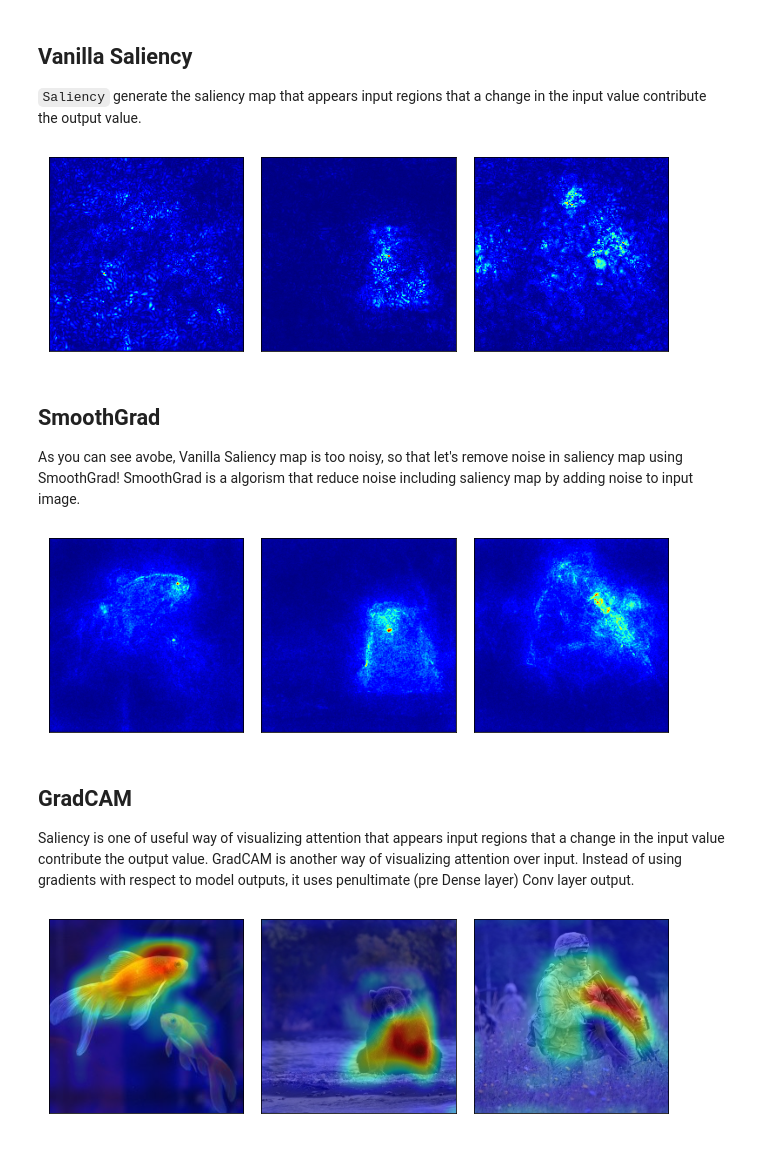
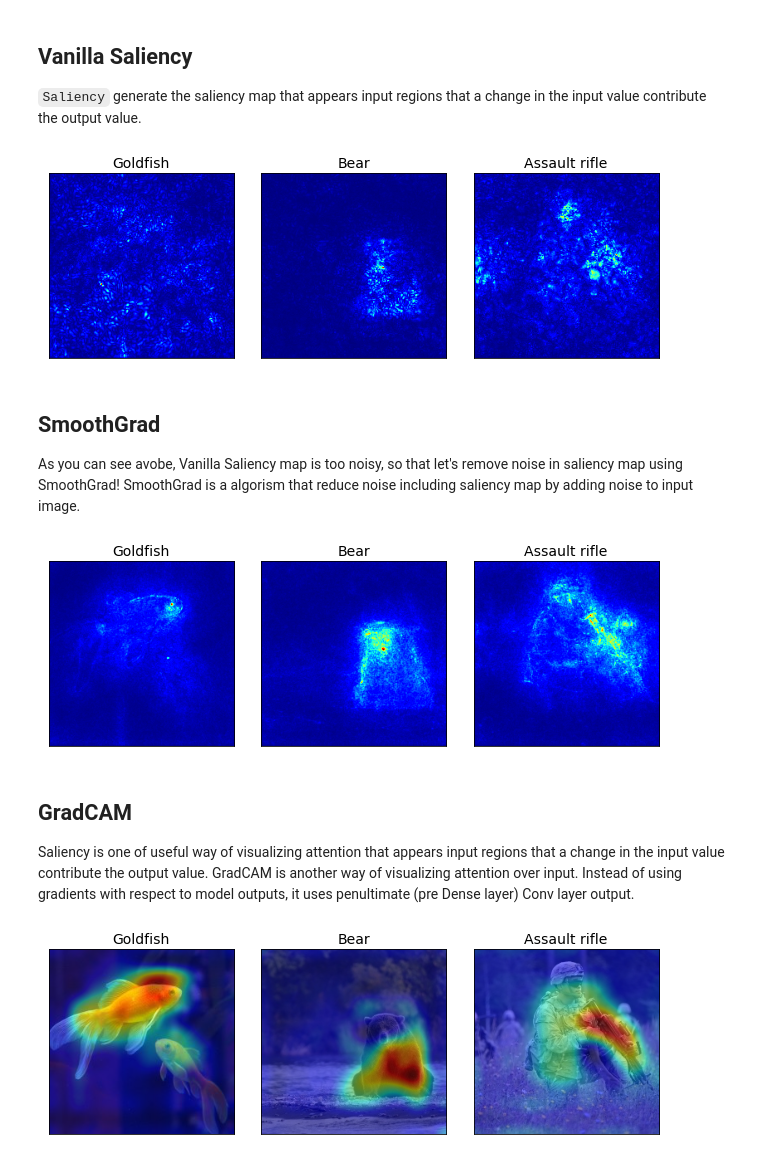
Before and after one commit to keisen/tf-keras-vis, a Jupyter notebook: examples/attentions.ipynb, the cells around one changed output. Cells and saved outputs as stored; diff of their text form; code cells hidden in the pictures.

```diff
--- a/examples/attentions.ipynb
+++ b/examples/attentions.ipynb
@@ -55,6 +55,9 @@ img2 = load_img('images/bear.jpg', target_size=(224, 224))
 img3 = load_img('images/soldiers.jpg', target_size=(224, 224))
 images = np.asarray([np.array(img1), np.array(img2), np.array(img3)])
 
+# Image titles
+image_titles = ['Goldfish', 'Bear', 'Assault rifle']
+
 # Prepare datasets
 X = preprocess_input(images)
 
@@ -66,7 +69,8 @@ subprot_args = {
     'subplot_kw': {'xticks': [], 'yticks': []}
 }
 f, ax = plt.subplots(**subprot_args)
-for i in range(len(images)):
+for i, title in enumerate(image_titles):
+    ax[i].set_title(title, fontsize=14)
     ax[i].imshow(images[i])
 plt.tight_layout()
 plt.show()
@@ -95,22 +99,24 @@ def model_modifier(m):
 # %%
 from tensorflow.keras import backend as K
 from tf_keras_vis.saliency import Saliency
 from tf_keras_vis.utils import normalize
 
 # Create Saliency object
 saliency = Saliency(model, model_modifier, clone=False)
 
 # Generate saliency map
 saliency_map = saliency(loss, X)
 saliency_map = normalize(saliency_map)
 
 f, ax = plt.subplots(**subprot_args)
-for i in range(len(saliency_map)):
+for i, title in enumerate(image_titles):
+    ax[i].set_title(title, fontsize=14)
     ax[i].imshow(saliency_map[i], cmap='jet')
 plt.tight_layout()
+plt.savefig('images/vanilla-saliency.png')
 plt.show()
 # %% [output]
-[figure, old version]
+[figure, new version]
 # %% [markdown]
 ## SmoothGrad
 
@@ -121,12 +127,14 @@ saliency_map = saliency(loss, X, smooth_samples=20)
 saliency_map = normalize(saliency_map)
 
 f, ax = plt.subplots(**subprot_args)
-for i in range(len(saliency_map)):
+for i, title in enumerate(image_titles):
+    ax[i].set_title(title, fontsize=14)
     ax[i].imshow(saliency_map[i], cmap='jet')
 plt.tight_layout()
+plt.savefig('images/smoothgrad.png')
 plt.show()
 # %% [output]
-[figure, old version]
+[figure, new version]
 # %% [markdown]
 ## GradCAM
 
@@ -145,11 +153,13 @@ cam = gradcam(loss, X)
 cam = normalize(cam)
 
 f, ax = plt.subplots(**subprot_args)
-for i in range(len(cam)):
+for i, title in enumerate(image_titles):
     heatmap = np.uint8(cm.jet(cam[i])[..., :3] * 255)
+    ax[i].set_title(title, fontsize=14)
     ax[i].imshow(images[i])
     ax[i].imshow(heatmap, cmap='jet', alpha=0.5)
 plt.tight_layout()
+plt.savefig('images/gradcam.png')
 plt.show()
 # %% [output]
-[figure, old version]
+[figure, new version]
```
Also changed, not shown: parts of 1 cell of this notebook, 3 other files.
